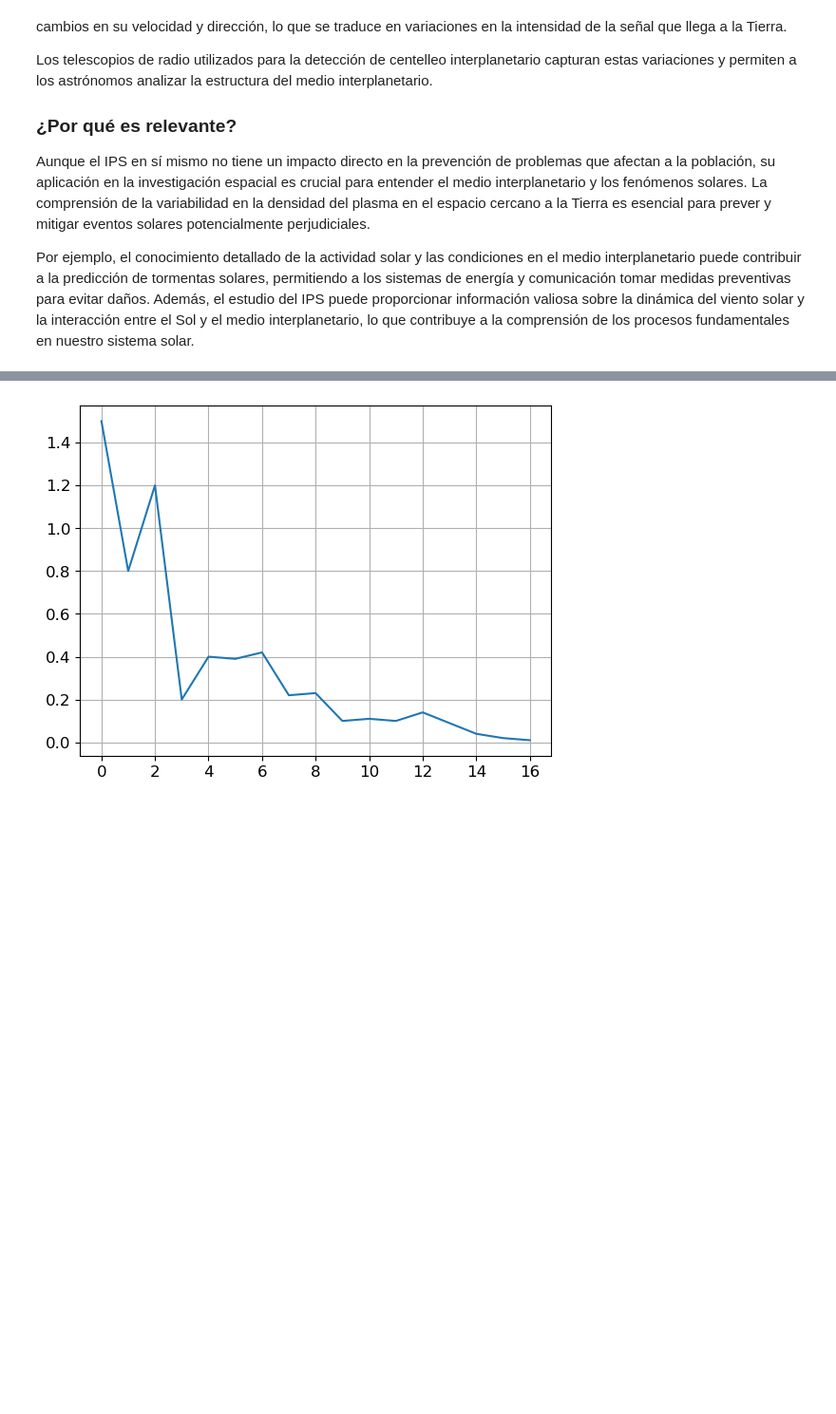
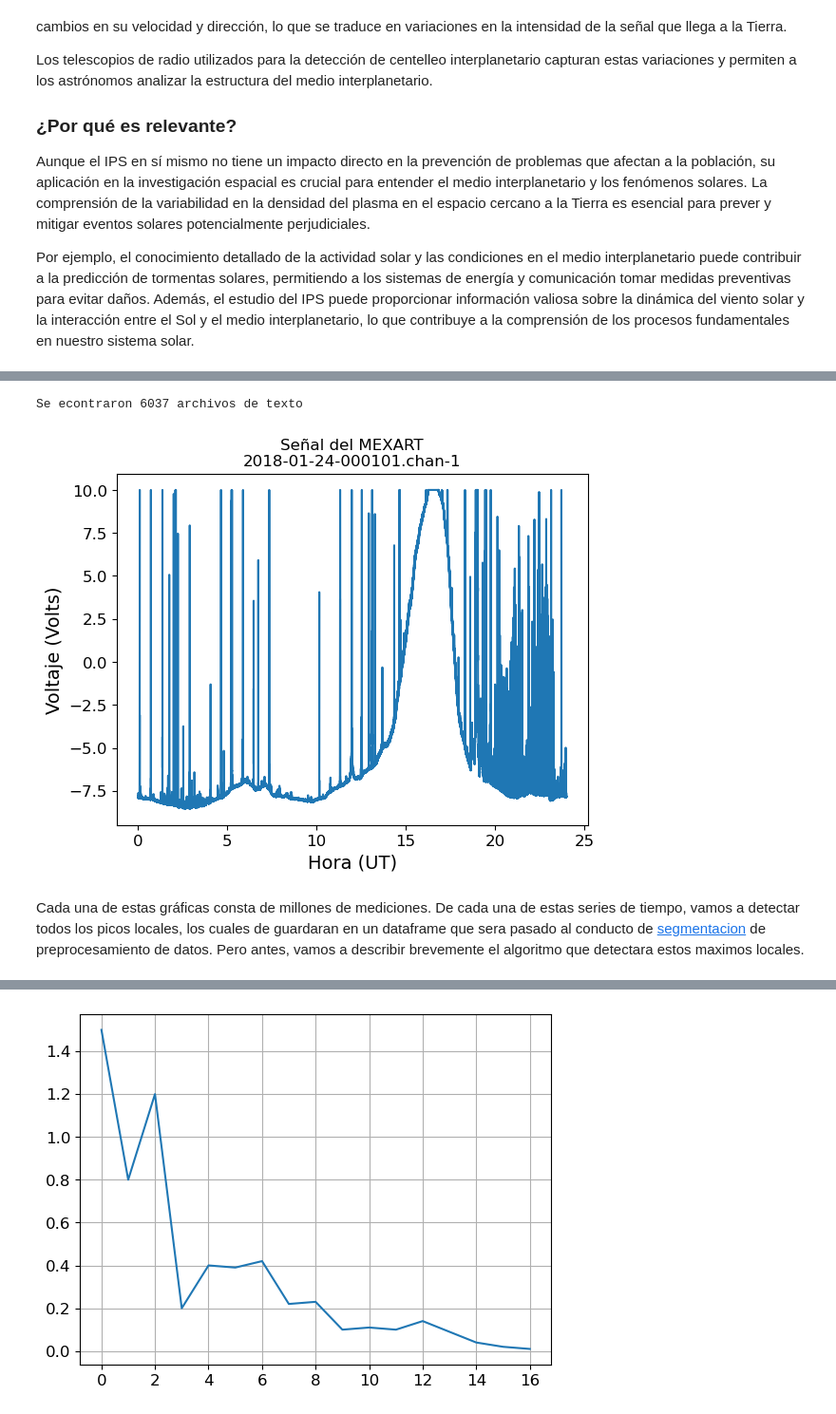
Before and after one commit to 2dholo/maph, a Jupyter notebook: Mexart-Peak-Detector.ipynb, the cells around one changed output, grey strips where cells are left out. Shown: that part at 95% size. Saved outputs shown, nothing was run; the diff lists cells and outputs as text; code cells hidden in the pictures; blank space fills up the shorter version.

Commit message:
Reorder of some sections and rename import function

```diff
--- a/Mexart-Peak-Detector.ipynb
+++ b/Mexart-Peak-Detector.ipynb
@@ -78 +93,58 @@ Esta notebook tiene como objetivo desarrollar un método de clasificación de se
+# %%
+# Creacion de una lista con todos los archivos que estan descomprimidos
+
+import os
+import glob
+
+directory = '/home/javier/Documentos/datos_MEXART'
+txt_files = glob.glob(os.path.join(directory, '**/*.txt'), recursive=True)
+print(f"Se econtraron {len(txt_files)} archivos de texto")
+# %% [output]
+Se econtraron 6037 archivos de texto
+# %%
+
+def ReadTxtFiles(file):
+    ### Function to load the time serieas from a txt file
+    time = []    # empty list to get the time
+    X = []       # empty list to get the voltages
+    # Open the file in read mode
+    with open(file, 'r') as file:
+        # Iterate through each line in the file
+        for line in file:
+            # Ignore lines starting with "#" as they are comments
+            if not line.startswith('#'):
+                # Split the line into columns based on whitespace
+                columns = line.split()
+                # Extract data from the first and second columns
+                time_value = float(columns[0])  # Assuming time values are floats
+                X_value = float(columns[1])     # Assuming X values are floats
+                # Append the values to their respective lists
+                time.append(time_value)
+                X.append(X_value)
+    return [X,time]
+# %%
+# Creacion de una grafica de una de las muestras de nuestros datos:
+import matplotlib.pyplot as plt
+import pandas as pd
+import random
+# Ruta de uno de los datos del mexart
+file = txt_files[random.randint(0, len(txt_files))]
+
+# Cargamos los datos en una lista
+[X, t] = ReadTxtFiles(file)
+
+# Create the plot
+plt.plot(t, X)
+
+# Add labels and title
+plt.xlabel('Hora (UT)')
+plt.ylabel('Voltaje (Volts)')
+plt.title(f'Señal del MEXART\n{file[-37:-13]}')
+
+# Show the plot
+plt.show()
+# %% [output]
+[figure, new version]
+# %% [markdown]
+Cada una de estas gráficas consta de millones de mediciones. De cada una de estas series de tiempo, vamos a detectar todos los picos locales, los cuales de guardaran en un dataframe que sera pasado al conducto de <a href="https://es.wikipedia.org/wiki/Segmentaci%C3%B3n_(electr%C3%B3nica)">segmentacion</a> de preprocesamiento de datos. Pero antes, vamos a describir brevemente el algoritmo que detectara estos maximos locales.
 # %% [markdown]
```
Also changed, not shown: parts of 16 cells of this notebook.
